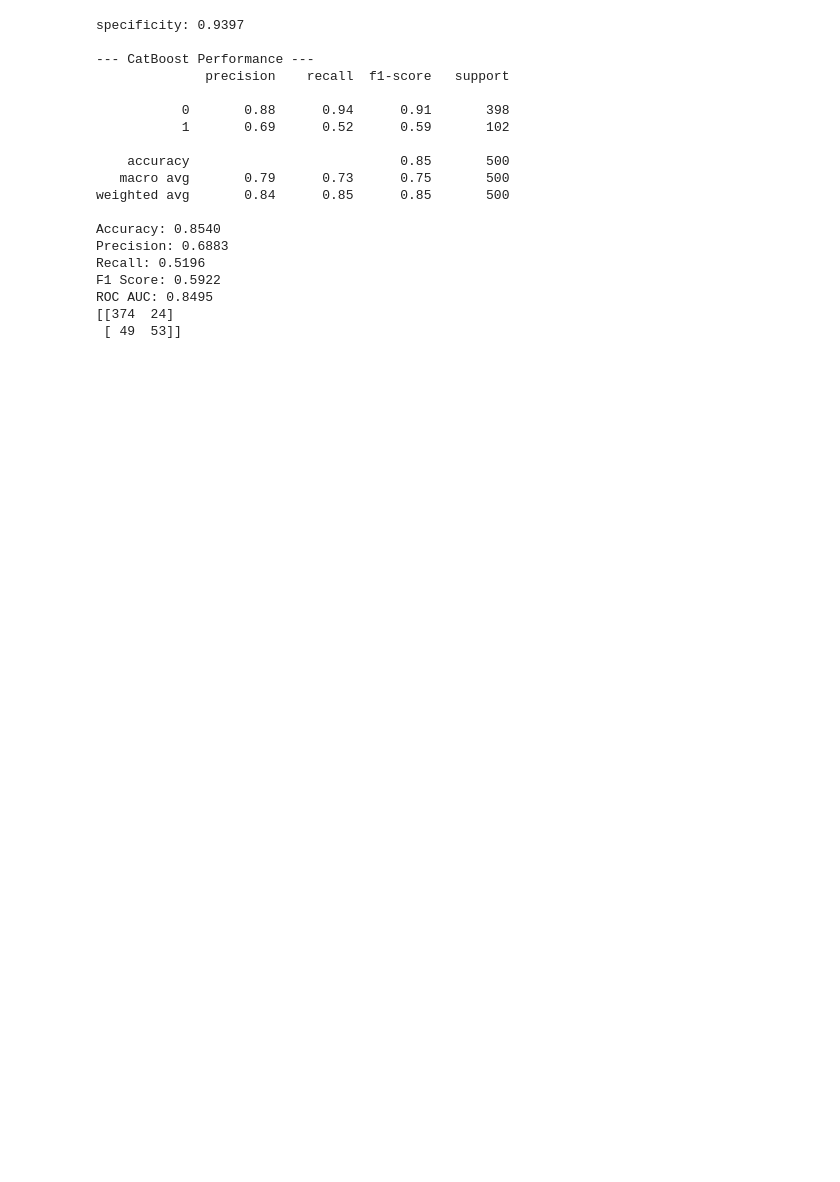
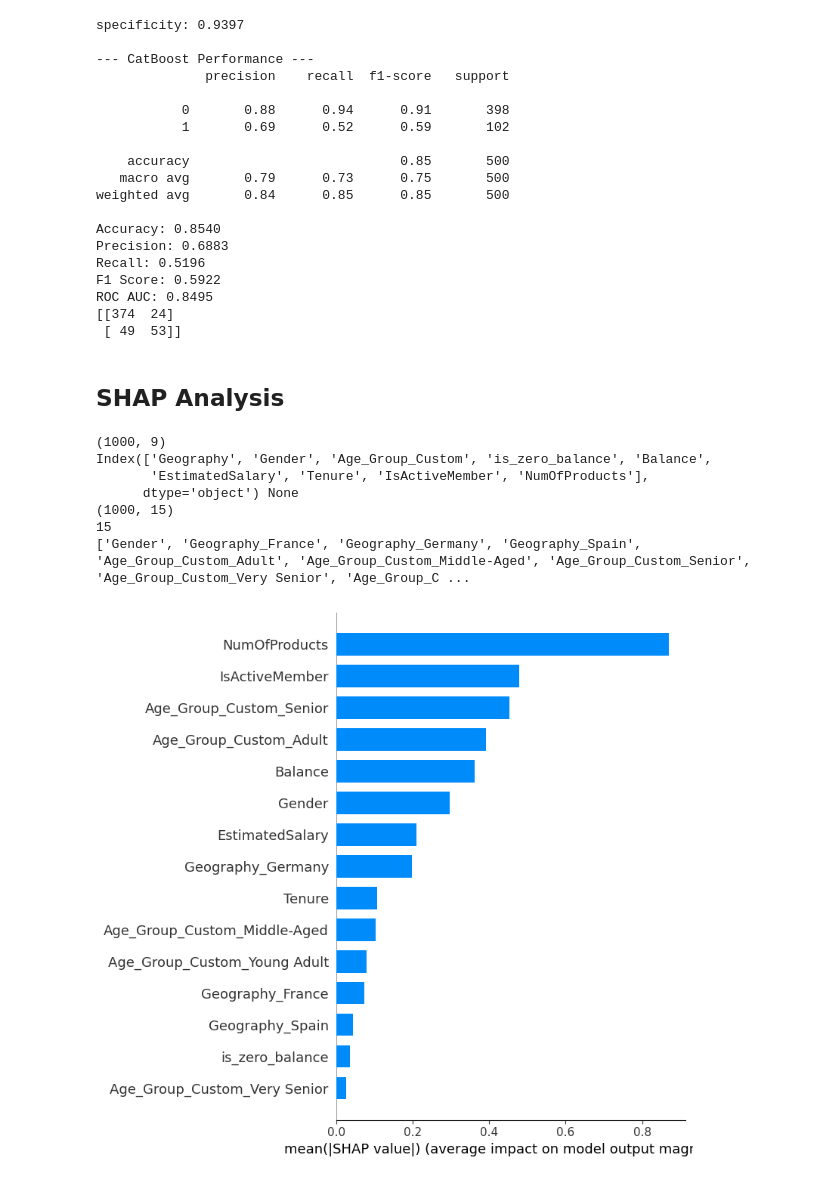
Before and after one commit to PJCIP/bank_churn, a Jupyter notebook: code/3_final_model_with_pipeline.ipynb, the cells around one changed output. Cells and saved outputs as stored; diff of their text form; code cells hidden in the pictures; blank space fills up the shorter version.

Commit message:
model updated

```diff
--- a/code/3_final_model_with_pipeline.ipynb
+++ b/code/3_final_model_with_pipeline.ipynb
@@ -357,3 +354,49 @@ F1 Score: 0.5922
 ROC AUC: 0.8495
 [[374  24]
  [ 49  53]]
+# %% [markdown]
+## SHAP Analysis
+# %%
+log_transform_cols  = ['EstimatedSalary', 'Balance']
+one_hot_labels = ['Geography', 'Age_Group_Custom']
+labels_endcode = ['Gender']
+feature_names_after_onehot = cat_model.named_steps['preprocessor'].named_transformers_['onehot_encode']['onehot_encoder'].get_feature_names_out(input_features=one_hot_labels)
+onehot_cols = list(feature_names_after_onehot)
+# Get column names after transformation
+original_columns = list(x_test.columns)
+feature_names = (
+    labels_endcode
+    +onehot_cols
+    + log_transform_cols
+    + [col for col in original_columns if col not in labels_endcode + onehot_cols + log_transform_cols + one_hot_labels + ['Exited']]
+)
+
+# print(feature_names)
+# feature_names = log_transform_cols +[col for col in input_data.columns if col not in log_transform_cols+['Exited']]
+print(x_test.columns,print(x_test.shape))
+
+print(cat_model.named_steps['preprocessor'].transform(x_test).shape)
+print(len(feature_names))
+print(feature_names)
+X_test_processed = pd.DataFrame(cat_model.named_steps['preprocessor'].transform(x_test),columns=feature_names)
+
+# Explain the model's predictions using SHAP
+explainer = shap.TreeExplainer(cat_model.named_steps["model"])
+shap_values = explainer.shap_values(X_test_processed)
+
+#     # SHAP Bar Plot
+# st.subheader("SHAP Bar Plot")
+# col1, col2 = st.columns([0.7, 0.3])  # Adjust column widths as needed
+# with col1:
+#     fig_bar = plt.figure()
+shap.summary_plot(shap_values, X_test_processed, plot_type="bar", show=False)
+    # st.pyplot(fig_bar)
+# %% [output]
+(1000, 9)
+Index(['Geography', 'Gender', 'Age_Group_Custom', 'is_zero_balance', 'Balance',
+       'EstimatedSalary', 'Tenure', 'IsActiveMember', 'NumOfProducts'],
+      dtype='object') None
+(1000, 15)
+15
+['Gender', 'Geography_France', 'Geography_Germany', 'Geography_Spain', 'Age_Group_Custom_Adult', 'Age_Group_Custom_Middle-Aged', 'Age_Group_Custom_Senior', 'Age_Group_Custom_Very Senior', 'Age_Group_C ...
+[figure, added]
```
Also changed, not shown: parts of 14 cells of this notebook, 7 other files.
